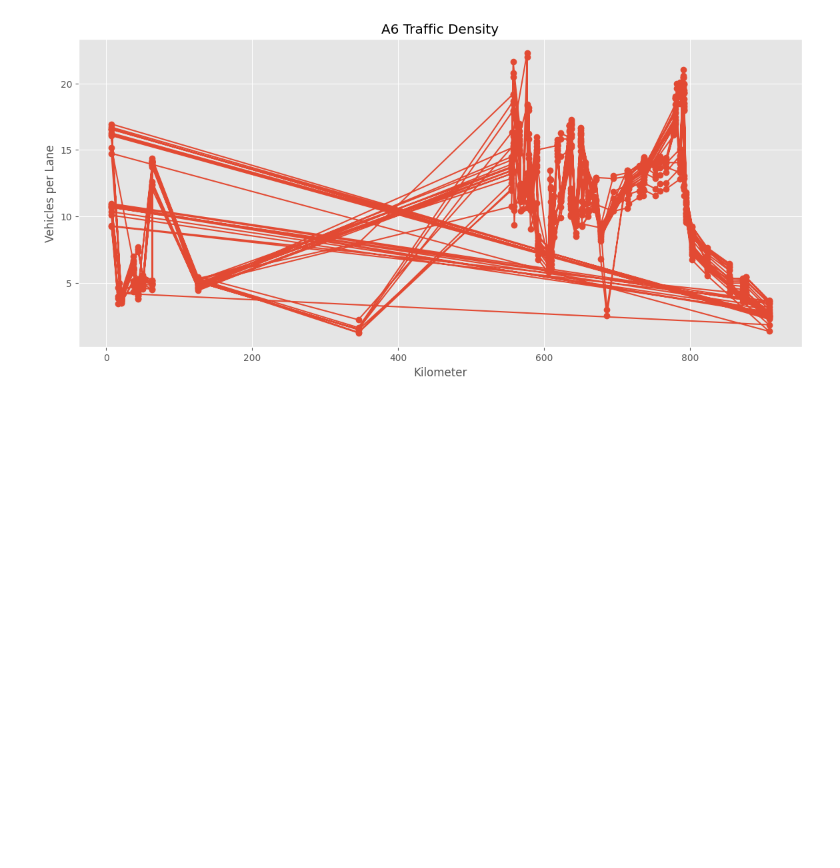
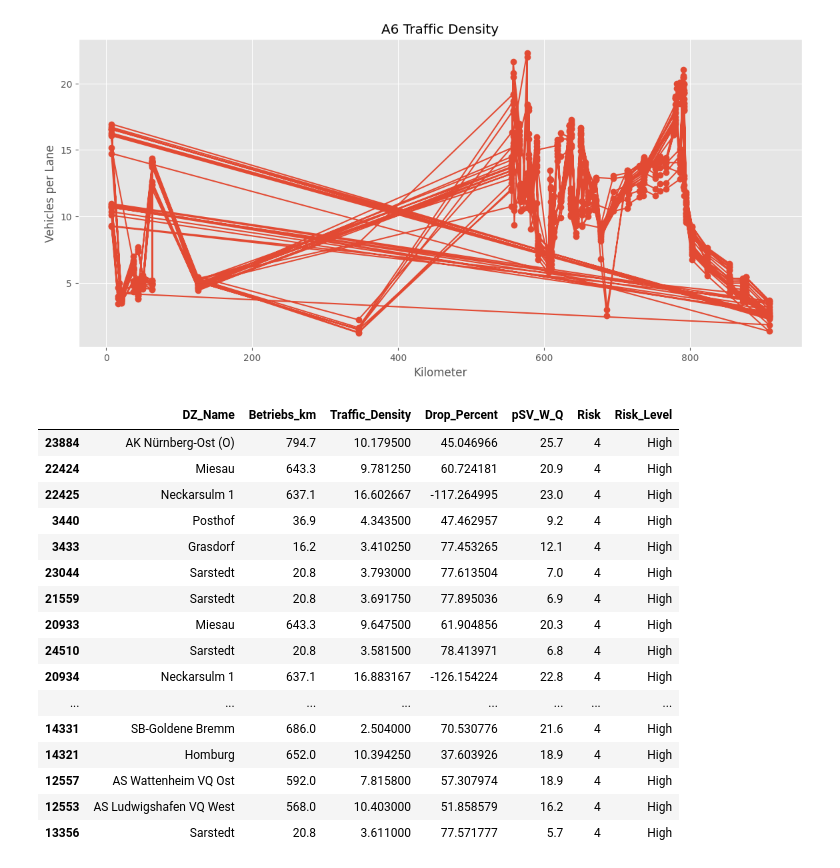
Before and after one commit to Vikhyathsai11/PRS-Project, a Jupyter notebook: notebook/05_Bottleneck_Detection.ipynb, the cells around one changed output. Cells and saved outputs as stored; diff of their text form; code cells hidden in the pictures; blank space fills up the shorter version.

```diff
--- a/notebook/05_Bottleneck_Detection.ipynb
+++ b/notebook/05_Bottleneck_Detection.ipynb
@@ -74,0 +102,4 @@ plt.show()
+# %%
+road["Traffic_Outlier"] = (
+    abs(road["Traffic_Z"]) > 2
+)
@@ -74,0 +161,35 @@ plt.show()
+# %%
+result = road[
+    [
+        "DZ_Name",
+        "Betriebs_km",
+        "Traffic_Density",
+        "Drop_Percent",
+        "pSV_W_Q",
+        "Risk",
+        "Risk_Level"
+    ]
+]
+
+result.sort_values(
+    "Risk",
+    ascending=False
+).head(30)
+# %% [output]
+|  | DZ_Name | Betriebs_km | Traffic_Density | Drop_Percent | pSV_W_Q | Risk | Risk_Level |
+| 23884 | AK Nürnberg-Ost (O) | 794.7 | 10.179500 | 45.046966 | 25.7 | 4 | High |
+| 22424 | Miesau | 643.3 | 9.781250 | 60.724181 | 20.9 | 4 | High |
+| 22425 | Neckarsulm 1 | 637.1 | 16.602667 | -117.264995 | 23.0 | 4 | High |
+| 3440 | Posthof | 36.9 | 4.343500 | 47.462957 | 9.2 | 4 | High |
+| 3433 | Grasdorf | 16.2 | 3.410250 | 77.453265 | 12.1 | 4 | High |
+| 23044 | Sarstedt | 20.8 | 3.793000 | 77.613504 | 7.0 | 4 | High |
+| 21559 | Sarstedt | 20.8 | 3.691750 | 77.895036 | 6.9 | 4 | High |
+| 20933 | Miesau | 643.3 | 9.647500 | 61.904856 | 20.3 | 4 | High |
+| 24510 | Sarstedt | 20.8 | 3.581500 | 78.413971 | 6.8 | 4 | High |
+| 20934 | Neckarsulm 1 | 637.1 | 16.883167 | -126.154224 | 22.8 | 4 | High |
+| ... | ... | ... | ... | ... | ... | ... | ... |
+| 14331 | SB-Goldene Bremm | 686.0 | 2.504000 | 70.530776 | 21.6 | 4 | High |
+| 14321 | Homburg | 652.0 | 10.394250 | 37.603926 | 18.9 | 4 | High |
+| 12557 | AS Wattenheim VQ Ost | 592.0 | 7.815800 | 57.307974 | 18.9 | 4 | High |
+| 12553 | AS Ludwigshafen VQ West | 568.0 | 10.403000 | 51.858579 | 16.2 | 4 | High |
+| 13356 | Sarstedt | 20.8 | 3.611000 | 77.571777 | 5.7 | 4 | High |
```
Also changed, not shown: parts of 16 cells of this notebook.
